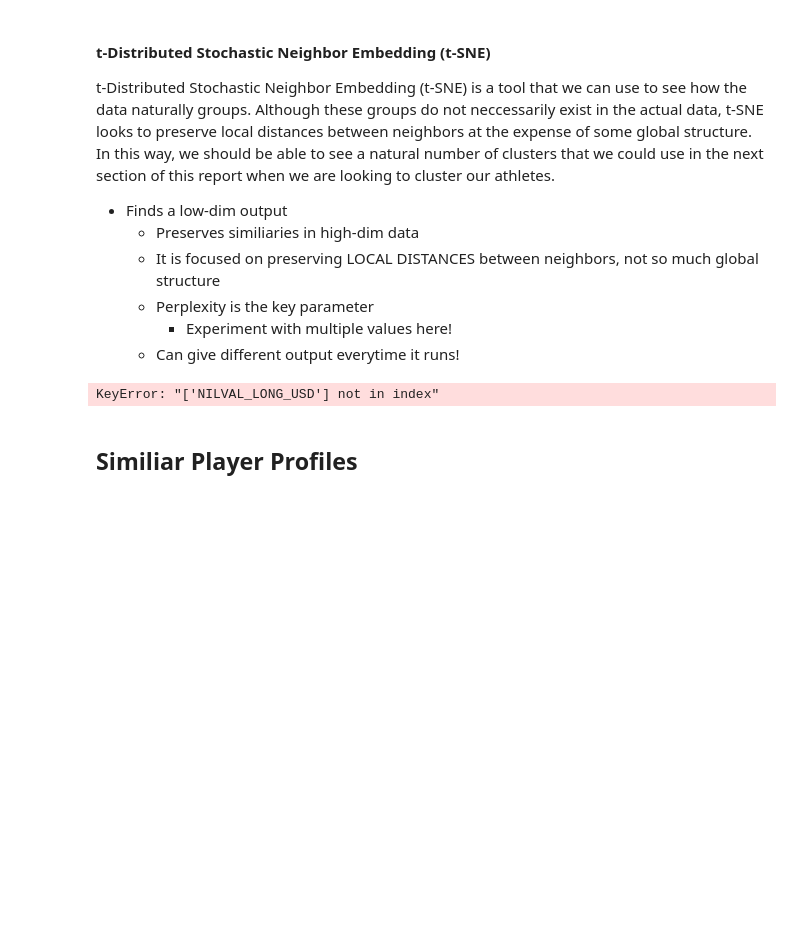
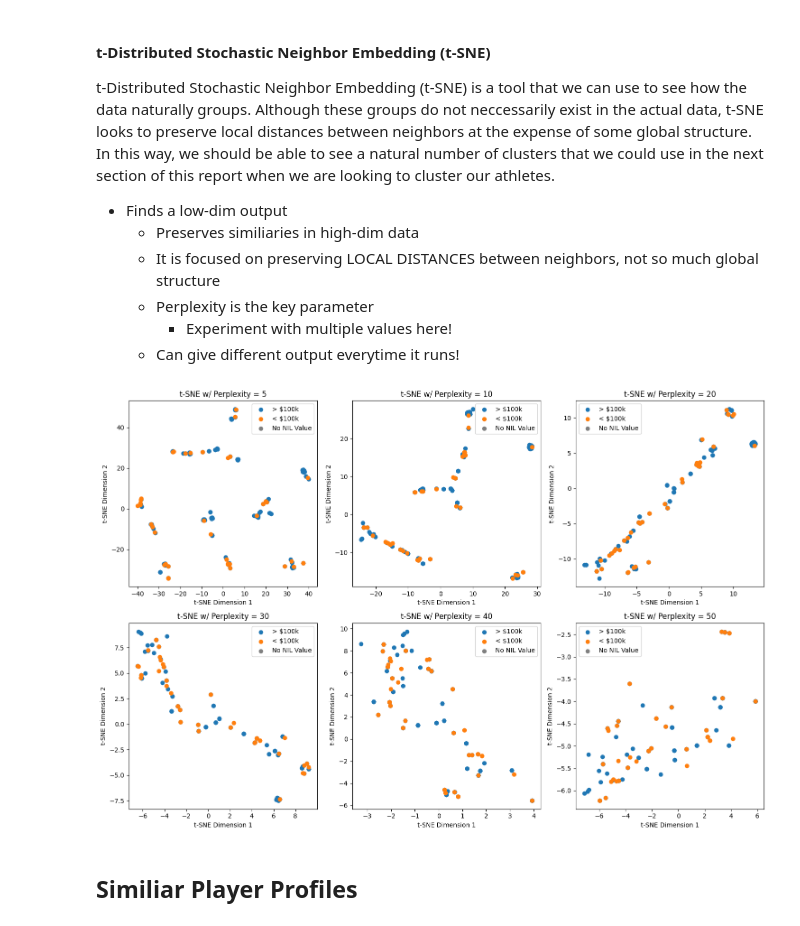
Before and after one commit to mvizzini951/MS2_NIL, a Jupyter notebook: unsupervised.ipynb, the cells around one changed output. Cells and saved outputs as stored; diff of their text form; code cells hidden in the pictures; blank space fills up the shorter version.

Commit message:
TSNE added a matrix of perplexity outputs. Have to visualize different values of perplexity unfortunately

```diff
--- a/unsupervised.ipynb
+++ b/unsupervised.ipynb
@@ -493,13 +494,13 @@ t-Distributed Stochastic Neighbor Embedding (t-SNE) is a tool that we can use to
 def categorize_earners(value):
     if pd.notna(value):
         if value < 20000:
-            return "Low Earners"
+            return "< $20k"
         elif value < 50000:
-            return "Medium Earners"
+            return "< $50k"
         elif value < 100000:
-            return "High Earners"
+            return "< $100k"
         else:
-            return "Very High Earners"
+            return "> $100k"
     else:
         return np.nan
 # %%
@@ -551,9 +552,9 @@ def custom_TSNE(X_train_Reduced_Sup, perplexity=30, RANDOM_STATE=0):
 
     return None
 # %%
-custom_TSNE(dimReductionPrep(X_train, cols2Keep_Sup), dimensions=2)
+custom_TSNE(dimReductionPrep(X_train, cols2Keep_Sup))
 # %% [output]
-KeyError: "['NILVAL_LONG_USD'] not in index"
+[figure, added]
 # %% [markdown]
 ## Similiar Player Profiles
 # %% [markdown]
```
Also changed, not shown: parts of 5 cells of this notebook.
